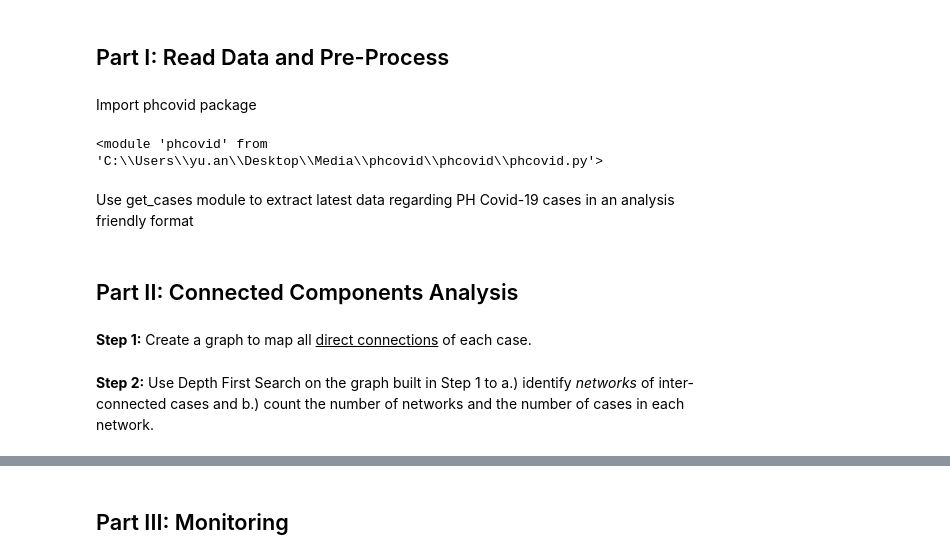
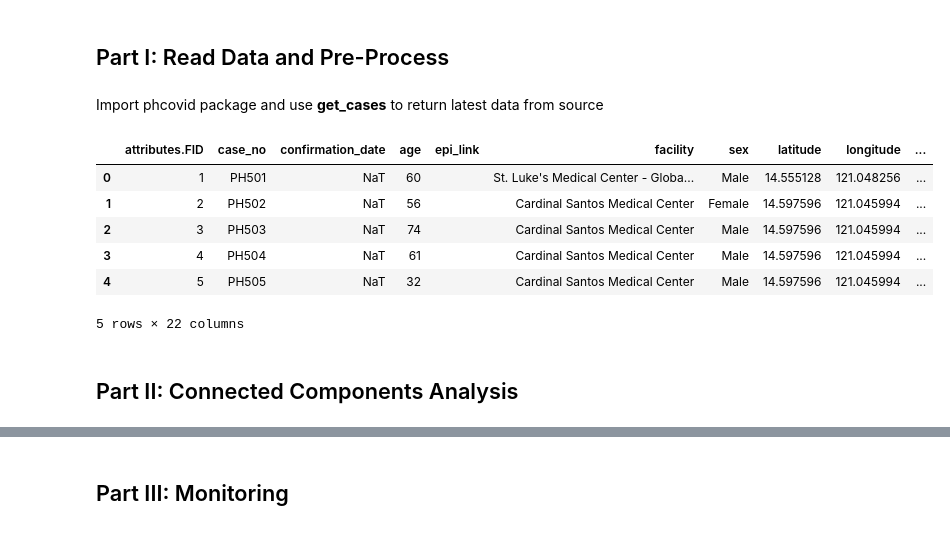
Before and after one commit to enzoampil/phcovid, a Jupyter notebook: sample/Cases Network Analysis.ipynb, the cells around one changed output, grey strips where cells are left out. Drawn from its saved outputs; the diff is of its cells as text; code cells hidden in the pictures.

```diff
--- a/sample/Cases Network Analysis.ipynb
+++ b/sample/Cases Network Analysis.ipynb
@@ -1,7 +1,7 @@
 # %% [markdown]
 ## Part I: Read Data and Pre-Process
-# %% [markdown]
-Import phcovid package
+# %% [markdown]
+Import phcovid package and use <b>get_cases</b> to return latest data from source
 # %%
 import numpy as np
 import pandas as pd
@@ -10,8 +11,13 @@ package_dir = os.path.normpath(os.getcwd() + os.sep + os.pardir) + os.sep +'phco
 sys.path.append(package_dir)
 # %%
 import phcovid
-importlib.reload(phcovid)
+df = phcovid.get_cases()
+df.head()
 # %% [output]
+|  | attributes.FID | case_no | confirmation_date | age | epi_link | facility | sex | latitude | longitude | ... |
+| 0 | 1 | PH501 | NaT | 60 |  | St. Luke's Medical Center - Globa... | Male | 14.555128 | 121.048256 | ... |
+| 1 | 2 | PH502 | NaT | 56 |  | Cardinal Santos Medical Center | Female | 14.597596 | 121.045994 | ... |
+| 2 | 3 | PH503 | NaT | 74 |  | Cardinal Santos Medical Center | Male | 14.597596 | 121.045994 | ... |
+| 3 | 4 | PH504 | NaT | 61 |  | Cardinal Santos Medical Center | Male | 14.597596 | 121.045994 | ... |
+| 4 | 5 | PH505 | NaT | 32 |  | Cardinal Santos Medical Center | Male | 14.597596 | 121.045994 | ... |
-<module 'phcovid' from 'C:\\Users\\yu.an\\Desktop\\Media\\phcovid\\phcovid\\phcovid.py'>
+5 rows × 22 columns
-# %% [markdown]
-Use get_cases module to extract latest data regarding PH Covid-19 cases in an analysis friendly format
@@ -31,4 +24,2 @@ df['contacts_int'] = df['contacts'].apply(lambda x: parse_ints(x))
 # %% [markdown]
 ## Part II: Connected Components Analysis
-# %% [markdown]
-<b>Step 1:</b> Create a graph to map all <u>direct connections</u> of each case.
@@ -57,2 +25,0 @@ for key in contact_map.keys():
-# %% [markdown]
-<b>Step 2:</b> Use Depth First Search on the graph built in Step 1 to a.) identify <i>networks</i> of inter-connected cases and b.) count the number of networks and the number of cases in each network.
```
Also changed, not shown: parts of 27 cells of this notebook.
